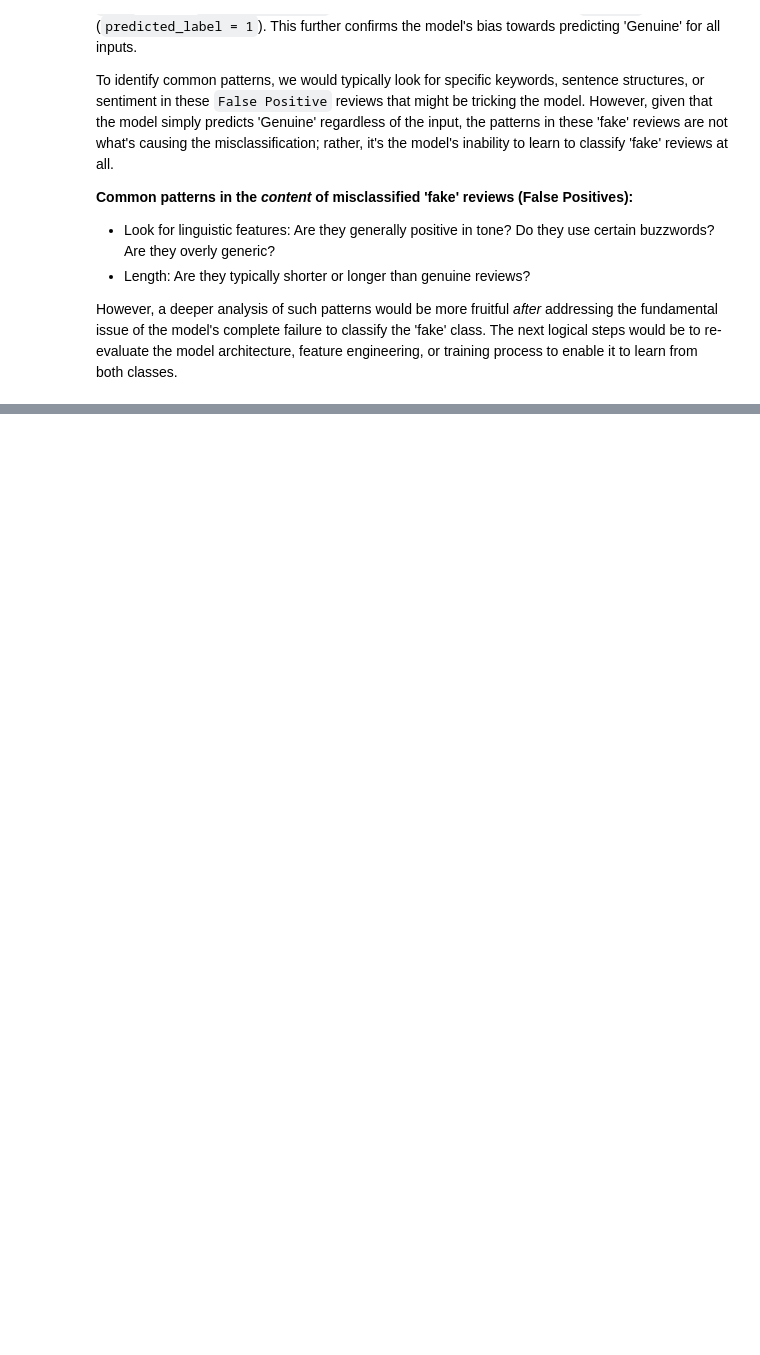
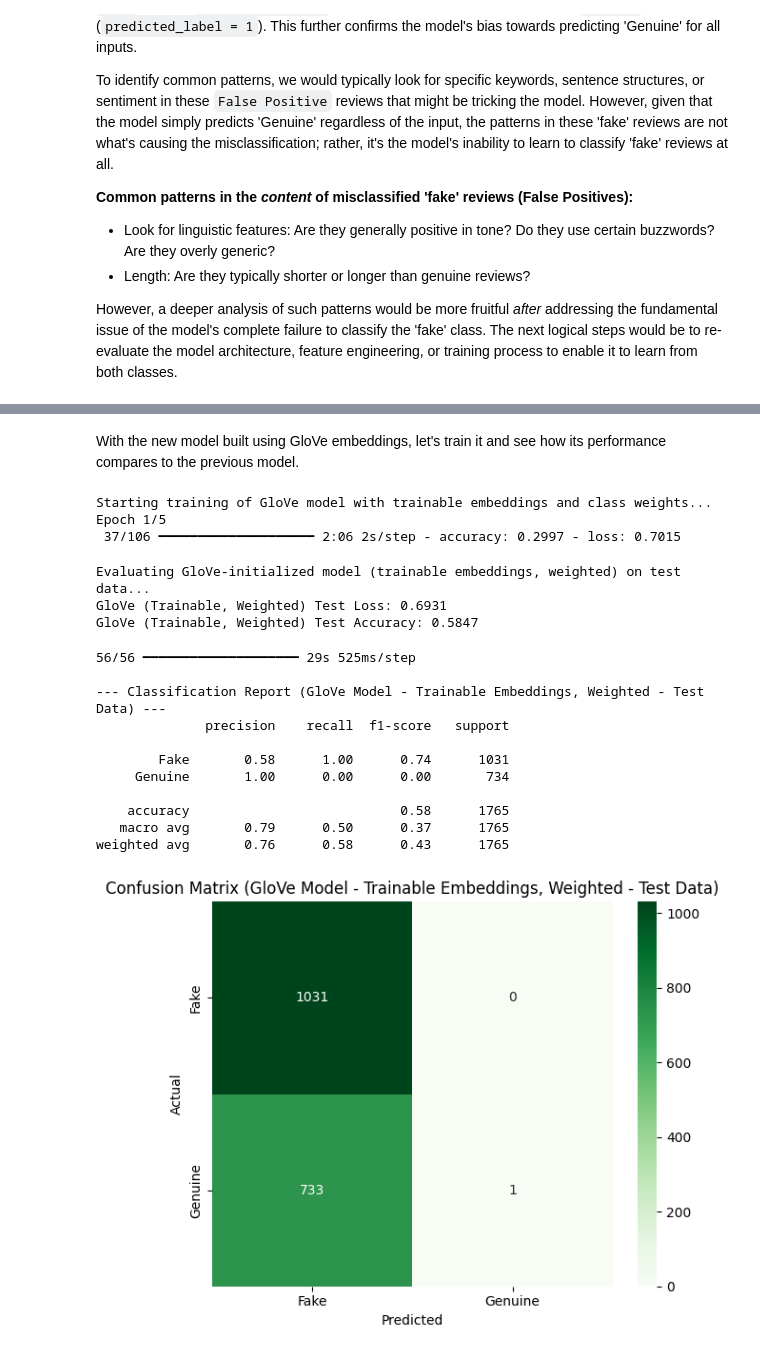
Before and after one commit to abilashkannanv/AIML, a Jupyter notebook: TrustCart_Phase2_Fake_Review_Detection.ipynb, the cells around one changed output, grey strips where cells are left out. Cells and saved outputs as stored; diff of their text form; code cells hidden in the pictures; blank space fills up the shorter version.

```diff
--- a/TrustCart_Phase2_Fake_Review_Detection.ipynb
+++ b/TrustCart_Phase2_Fake_Review_Detection.ipynb
@@ -696,0 +817,64 @@ However, a deeper analysis of such patterns would be more fruitful *after* addre
+# %% [markdown]
+With the new model built using GloVe embeddings, let's train it and see how its performance compares to the previous model.
+# %%
+# Train the GloVe-initialized model with trainable embeddings and class weights
+print("\nStarting training of GloVe model with trainable embeddings and class weights...")
+history_glove_weighted = model_glove.fit(
+    X_train,
+    y_train,
+    epochs=epochs, # Using the same number of epochs for comparison
+    batch_size=batch_size,
+    validation_split=validation_split,
+    class_weight=class_weights_dict # Apply the calculated class weights
+)
+
+print("\nGloVe-initialized model training with trainable embeddings and class weights complete.")
+# %% [output]
+Starting training of GloVe model with trainable embeddings and class weights...
+Epoch 1/5
+ 37/106 ━━━━━━━━━━━━━━━━━━━━ 2:06 2s/step - accuracy: 0.2997 - loss: 0.7015
+# %%
+# Evaluate the GloVe-initialized model (with trainable embeddings and class weights) on the test data
+print("\nEvaluating GloVe-initialized model (trainable embeddings, weighted) on test data...")
+loss_test_glove_weighted, accuracy_test_glove_weighted = model_glove.evaluate(X_test, y_test, verbose=0)
+print(f"GloVe (Trainable, Weighted) Test Loss: {loss_test_glove_weighted:.4f}")
+print(f"GloVe (Trainable, Weighted) Test Accuracy: {accuracy_test_glove_weighted:.4f}")
+# %% [output]
+Evaluating GloVe-initialized model (trainable embeddings, weighted) on test data...
+GloVe (Trainable, Weighted) Test Loss: 0.6931
+GloVe (Trainable, Weighted) Test Accuracy: 0.5847
+# %%
+from sklearn.metrics import classification_report, confusion_matrix
+import matplotlib.pyplot as plt
+import seaborn as sns
+
+# Generate predictions for the test set with the GloVe model (trainable embeddings and class weights)
+y_pred_test_proba_glove_weighted = model_glove.predict(X_test)
+y_pred_test_glove_weighted = (y_pred_test_proba_glove_weighted > 0.5).astype(int)
+
+# Generate Classification Report for Test Data with GloVe model (trainable embeddings and class weights)
+print("\n--- Classification Report (GloVe Model - Trainable Embeddings, Weighted - Test Data) ---")
+print(classification_report(y_test, y_pred_test_glove_weighted, target_names=['Fake', 'Genuine'], labels=[0, 1], zero_division=0))
+
+# Plot Confusion Matrix for Test Data with GloVe model (trainable embeddings and class weights)
+cm_test_glove_weighted = confusion_matrix(y_test, y_pred_test_glove_weighted, labels=[0, 1])
+plt.figure(figsize=(6, 5))
+sns.heatmap(cm_test_glove_weighted, annot=True, fmt='d', cmap='Greens', xticklabels=['Fake', 'Genuine'], yticklabels=['Fake', 'Genuine'])
+plt.title('Confusion Matrix (GloVe Model - Trainable Embeddings, Weighted - Test Data)')
+plt.xlabel('Predicted')
+plt.ylabel('Actual')
+plt.tight_layout()
+plt.show()
+# %% [output]
+56/56 ━━━━━━━━━━━━━━━━━━━━ 29s 525ms/step
+
+--- Classification Report (GloVe Model - Trainable Embeddings, Weighted - Test Data) ---
+              precision    recall  f1-score   support
+
+        Fake       0.58      1.00      0.74      1031
+     Genuine       1.00      0.00      0.00       734
+
+    accuracy                           0.58      1765
+   macro avg       0.79      0.50      0.37      1765
+weighted avg       0.76      0.58      0.43      1765
+[figure, added]
```
Also changed, not shown: parts of 9 cells of this notebook.
